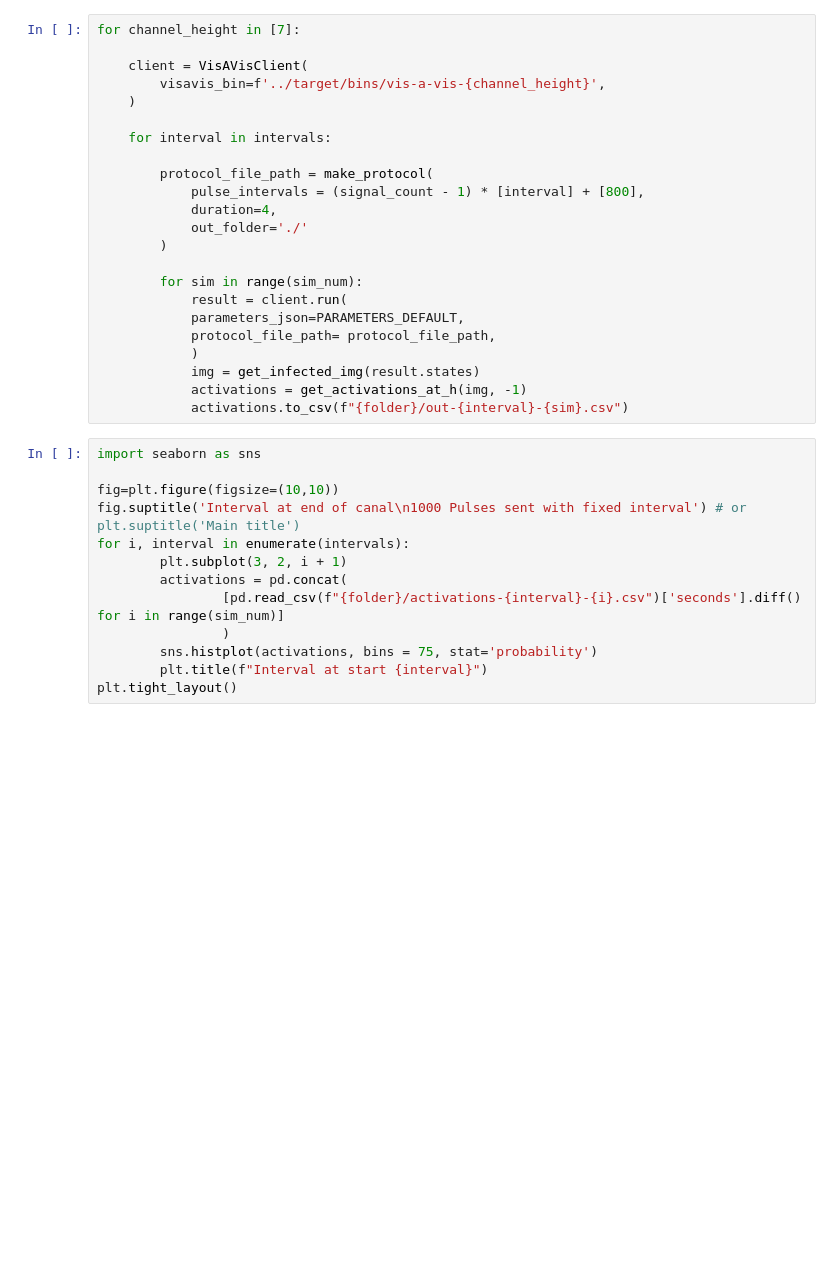
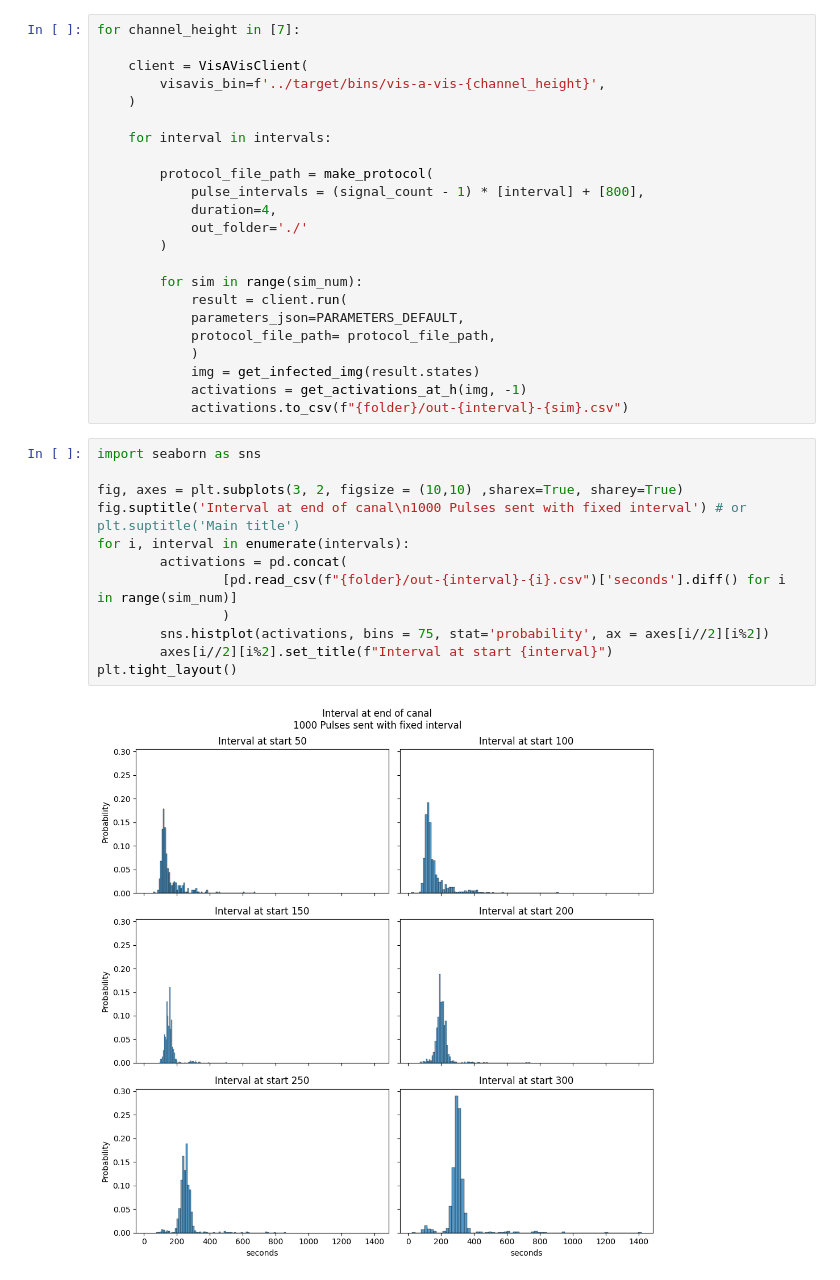
Before and after one commit to pSzyc/visavis-seir, a Jupyter notebook: notebooks/interval.ipynb, the cells around one changed output. Drawn from its saved outputs; the diff is of its cells as text; blank space fills up the shorter version.

```diff
--- a/notebooks/interval.ipynb
+++ b/notebooks/interval.ipynb
@@ -63,13 +63,14 @@ for channel_height in [7]:
 # %%
 import seaborn as sns
 
-fig=plt.figure(figsize=(10,10))
+fig, axes = plt.subplots(3, 2, figsize = (10,10) ,sharex=True, sharey=True)
 fig.suptitle('Interval at end of canal\n1000 Pulses sent with fixed interval') # or plt.suptitle('Main title')
 for i, interval in enumerate(intervals):
-        plt.subplot(3, 2, i + 1)
         activations = pd.concat(
-                [pd.read_csv(f"{folder}/activations-{interval}-{i}.csv")['seconds'].diff() for i in range(sim_num)]
+                [pd.read_csv(f"{folder}/out-{interval}-{i}.csv")['seconds'].diff() for i in range(sim_num)]
                 )
-        sns.histplot(activations, bins = 75, stat='probability')
-        plt.title(f"Interval at start {interval}")
+        sns.histplot(activations, bins = 75, stat='probability', ax = axes[i//2][i%2])
+        axes[i//2][i%2].set_title(f"Interval at start {interval}")
 plt.tight_layout()
+# %% [output]
+[figure, added]
```
